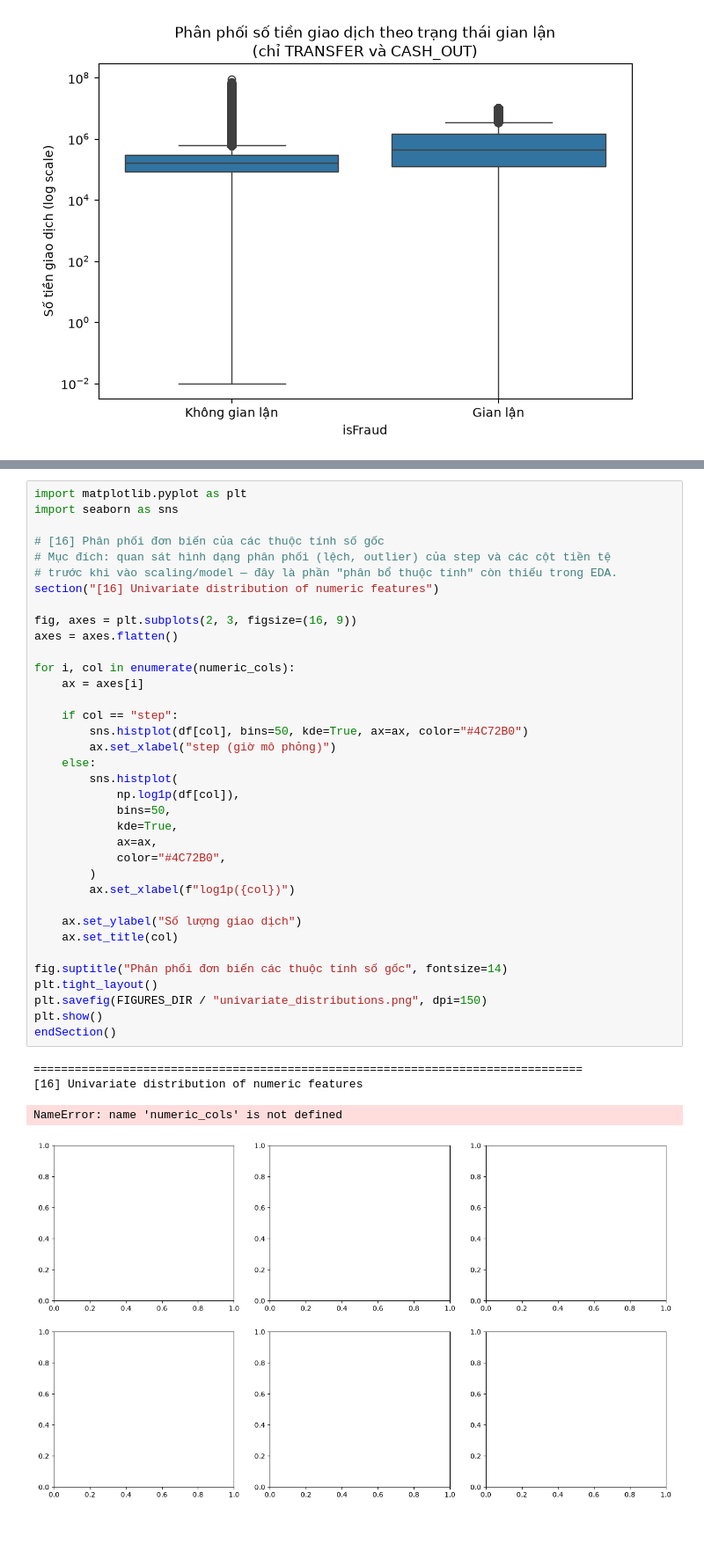
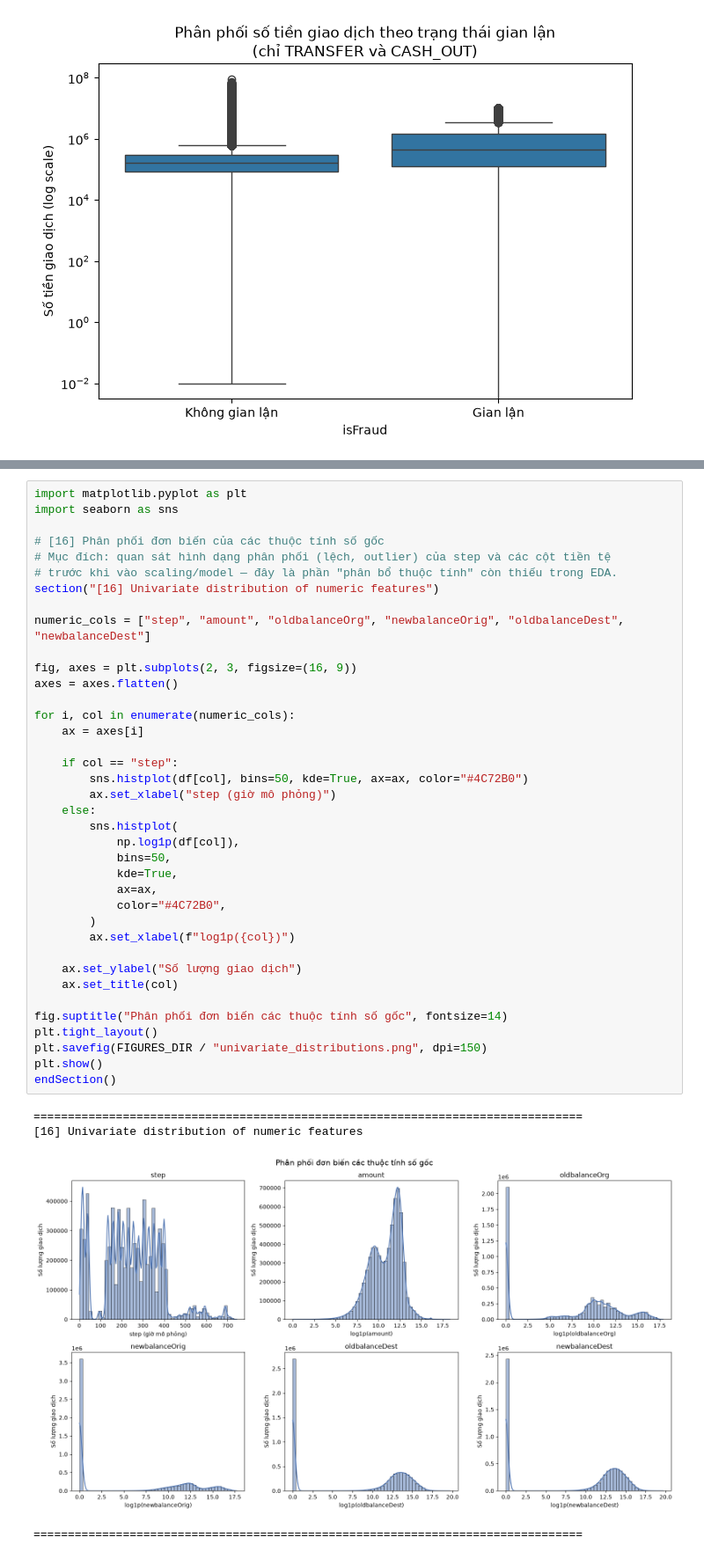
Before and after one commit to PH31M/fraud-detection-thesis, a Jupyter notebook: notebooks/01_eda.ipynb, the cells around one changed output, grey strips where cells are left out. Shown at 88% size. Saved outputs shown, nothing was run; the diff lists cells and outputs as text; blank space fills up the shorter version.

```diff
--- a/notebooks/01_eda.ipynb
+++ b/notebooks/01_eda.ipynb
@@ -597,39 +619,41 @@ import seaborn as sns
 # Mục đích: quan sát hình dạng phân phối (lệch, outlier) của step và các cột tiền tệ
 # trước khi vào scaling/model — đây là phần "phân bổ thuộc tính" còn thiếu trong EDA.
 section("[16] Univariate distribution of numeric features")
+
+numeric_cols = ["step", "amount", "oldbalanceOrg", "newbalanceOrig", "oldbalanceDest", "newbalanceDest"]
 
 fig, axes = plt.subplots(2, 3, figsize=(16, 9))
 axes = axes.flatten()
 
 for i, col in enumerate(numeric_cols):
     ax = axes[i]
 
     if col == "step":
         sns.histplot(df[col], bins=50, kde=True, ax=ax, color="#4C72B0")
         ax.set_xlabel("step (giờ mô phỏng)")
     else:
         sns.histplot(
             np.log1p(df[col]),
             bins=50,
             kde=True,
             ax=ax,
             color="#4C72B0",
         )
         ax.set_xlabel(f"log1p({col})")
 
     ax.set_ylabel("Số lượng giao dịch")
     ax.set_title(col)
 
 fig.suptitle("Phân phối đơn biến các thuộc tính số gốc", fontsize=14)
 plt.tight_layout()
 plt.savefig(FIGURES_DIR / "univariate_distributions.png", dpi=150)
 plt.show()
 endSection()
 # %% [output]
 ================================================================================
 [16] Univariate distribution of numeric features
+[figure, new version]
-NameError: name 'numeric_cols' is not defined
+================================================================================
-[figure, old version]
 # %%
 # [17] Tần số phân phối của step
 # Mục đích: step mô phỏng 744 giờ (~30 ngày). Ngoài xu hướng fraud rate đã xem ở [14],
```
Also changed, not shown: parts of 2 cells of this notebook, 4 other files.
